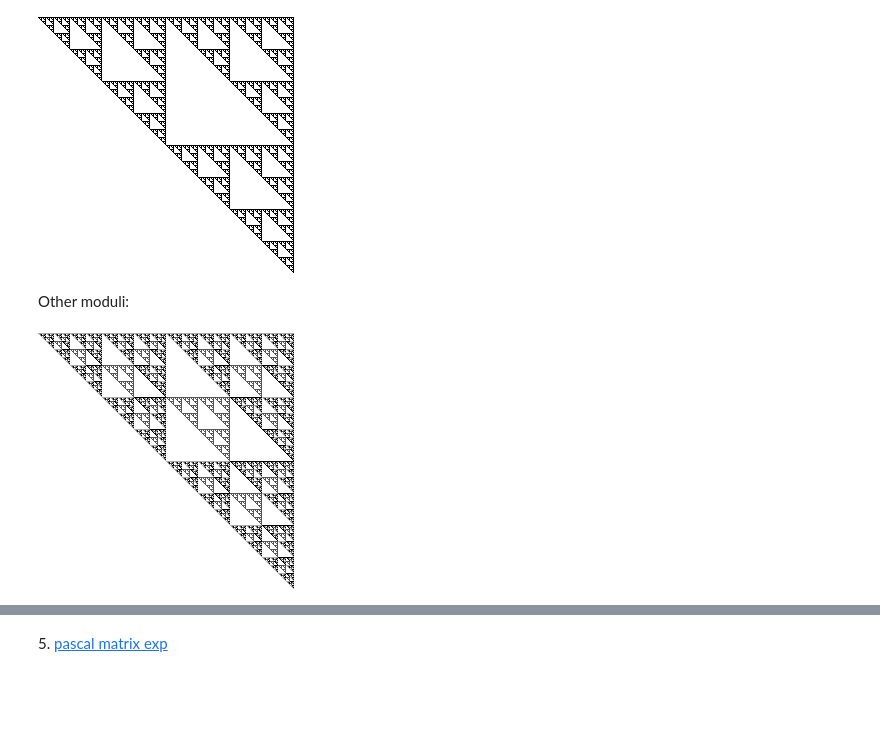
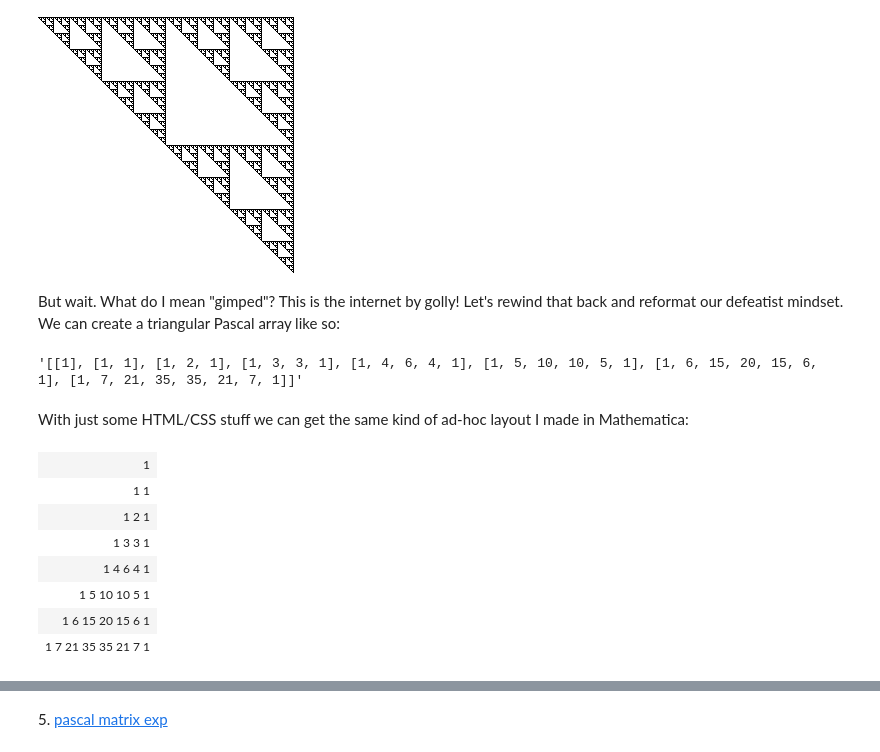
Before and after one commit to freshwater/freshwater.github.io, a Jupyter notebook: misc/sierpinski_python.ipynb, the cells around one changed output, grey strips where cells are left out. Cells and saved outputs as stored; diff of their text form; code cells hidden in the pictures; blank space fills up the shorter version.

```diff
--- a/misc/sierpinski_python.ipynb
+++ b/misc/sierpinski_python.ipynb
@@ -219,8 +219,27 @@ misc.toimage(1 - np.array(pascal_grid(2**8)) % 2)
 # %% [output]
 [figure]
-# %% [markdown]
-Other moduli:
-# %%
-misc.toimage((1 - np.array(pascal_grid(2**8)) % 4))
-# %% [output]
-[figure, removed]
+# %% [markdown]
+But wait. What do I mean "gimped"? This is the internet by golly! Let's rewind that back and reformat our defeatist mindset. We can create a triangular Pascal array like so:
+# %%
+import scipy.misc as misc
+
+def pascal_array(size):
+    return [[misc.comb(b, a, exact=True) for a in range(b+1)] for b in range(size)]
+
+str(pascal_array(8))
+# %% [output]
+'[[1], [1, 1], [1, 2, 1], [1, 3, 3, 1], [1, 4, 6, 4, 1], [1, 5, 10, 10, 5, 1], [1, 6, 15, 20, 15, 6, 1], [1, 7, 21, 35, 35, 21, 7, 1]]'
+# %% [markdown]
+With just some HTML/CSS stuff we can get the same kind of ad-hoc layout I made in Mathematica:
+# %%
+style = lambda n: "" if n % 2 else "border: 1px lightgray dotted; color: lightgray"
+Column([Row([Frame(el, style=style(el)) for el in row]) for row in pascal_array(8)])
+# %% [output]
+| 1 |
+| 1 1 |
+| 1 2 1 |
+| 1 3 3 1 |
+| 1 4 6 4 1 |
+| 1 5 10 10 5 1 |
+| 1 6 15 20 15 6 1 |
+| 1 7 21 35 35 21 7 1 |
```
Also changed, not shown: parts of 34 cells of this notebook, 4 other files.
